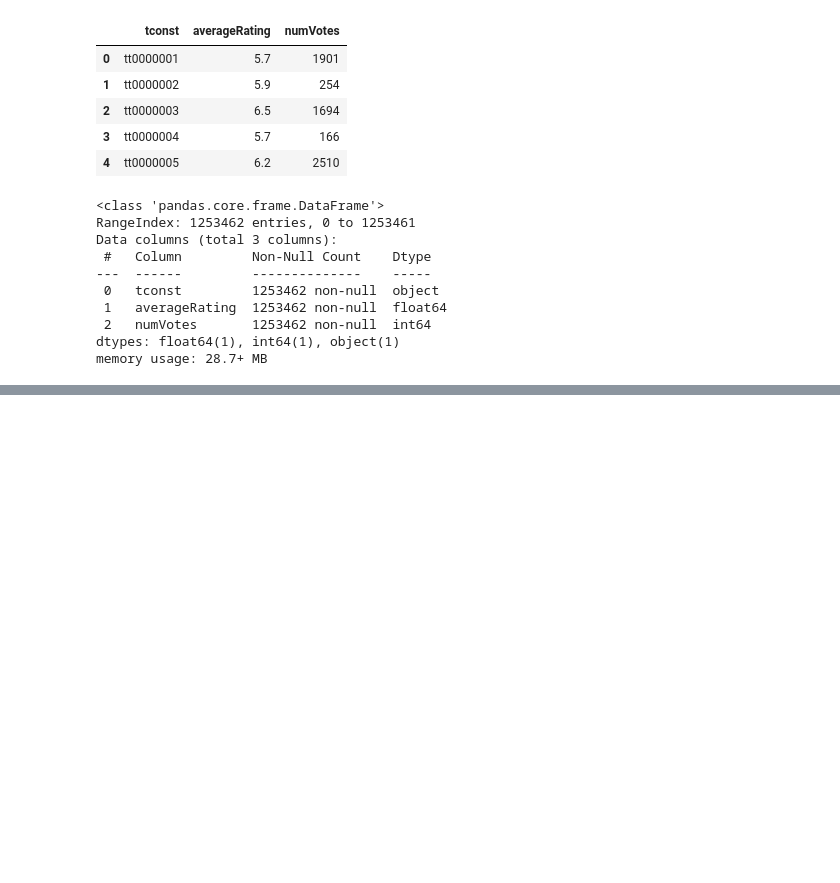
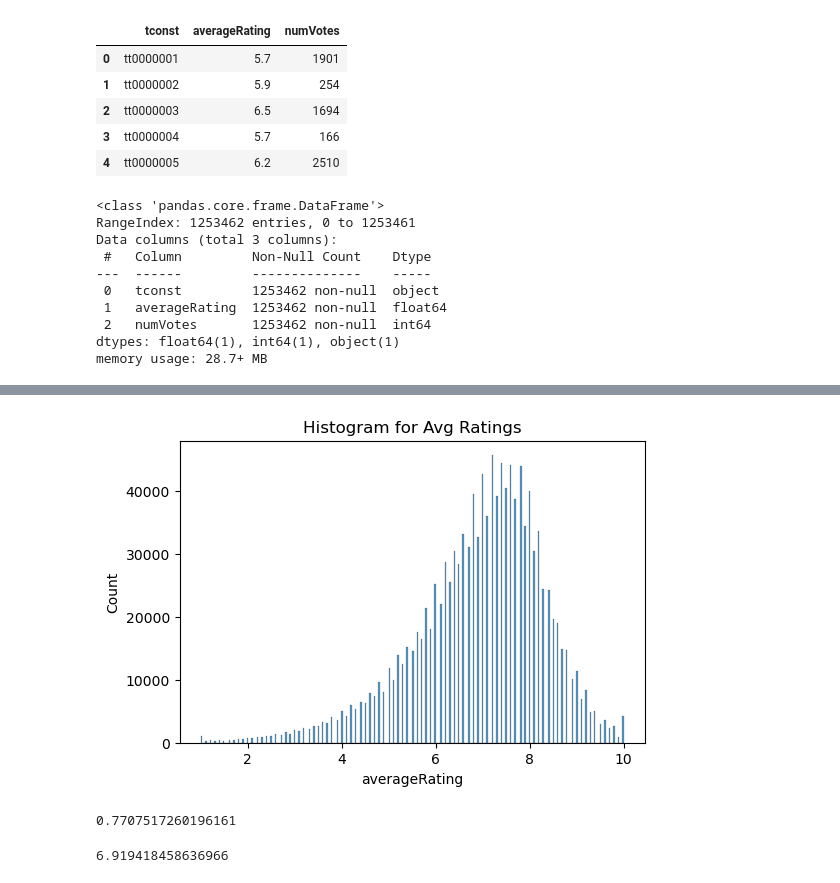
Before and after one commit to KarishmaVelagaleti/IMDBDataset, a Jupyter notebook: IMDB Dataset.ipynb, the cells around one changed output, grey strips where cells are left out. Drawn from its saved outputs; the diff is of its cells as text; code cells hidden in the pictures; blank space fills up the shorter version.

Commit message:
Data Exploration on IMDB dataset

```diff
--- a/IMDB Dataset.ipynb
+++ b/IMDB Dataset.ipynb
@@ -115 +116,16 @@ plt.show()
+# %%
+fig, ax = plt.subplots(figsize=(6, 4), dpi=100)
+plt.title('Histogram for Avg Ratings')
+sns.histplot(x='averageRating', data=ratings)
+plt.show()
+# %% [output]
+[figure, added]
+# %%
+len(ratings[ratings["averageRating"]>6])/len(ratings)
+# %% [output]
+0.7707517260196161
+# %%
+sum(ratings["averageRating"])/len(ratings)
+# %% [output]
+6.919418458636966
 # %%
```
Also changed, not shown: parts of 47 cells of this notebook.
